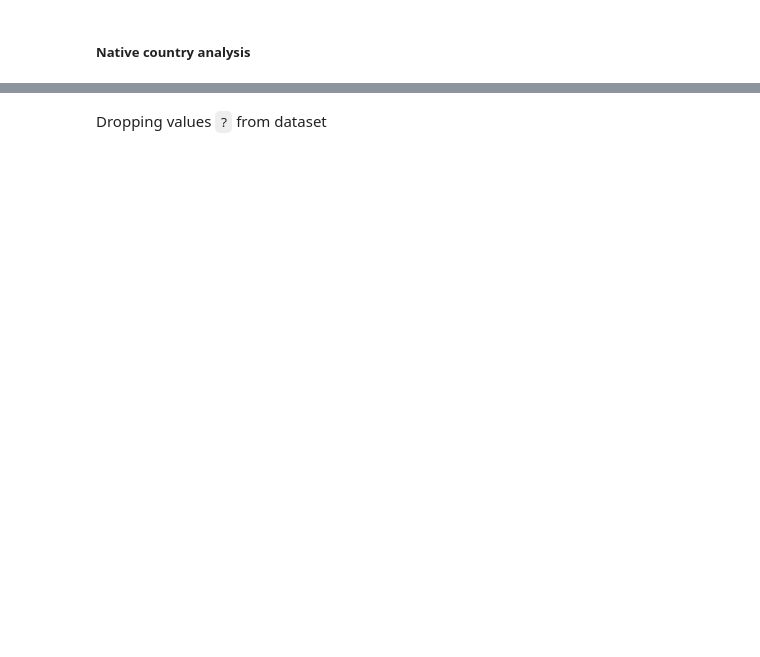
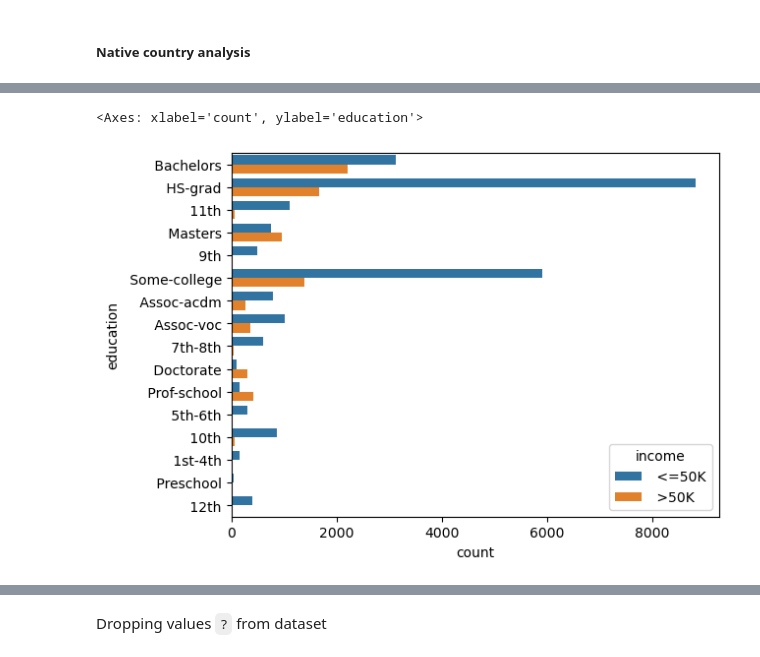
Before and after one commit to gustavo-ren/Adults, a Jupyter notebook: main.ipynb, the cells around one changed output, grey strips where cells are left out. Drawn from its saved outputs; the diff is of its cells as text; code cells hidden in the pictures; blank space fills up the shorter version.

```diff
--- a/main.ipynb
+++ b/main.ipynb
@@ -56,4 +139,7 @@ plt.hist(x=base_adult["education-num"])
 # %%
-sns.countplot(y=base_adult["education"])
+sns.countplot(y=base_adult["education"], hue=base_adult["income"])
+# %% [output]
+<Axes: xlabel='count', ylabel='education'>
+[figure, added]
 # %%
 sns.countplot(y=base_adult["marital-status"], hue=base_adult["income"])
```
Also changed, not shown: parts of 46 cells of this notebook, 3 other files.
